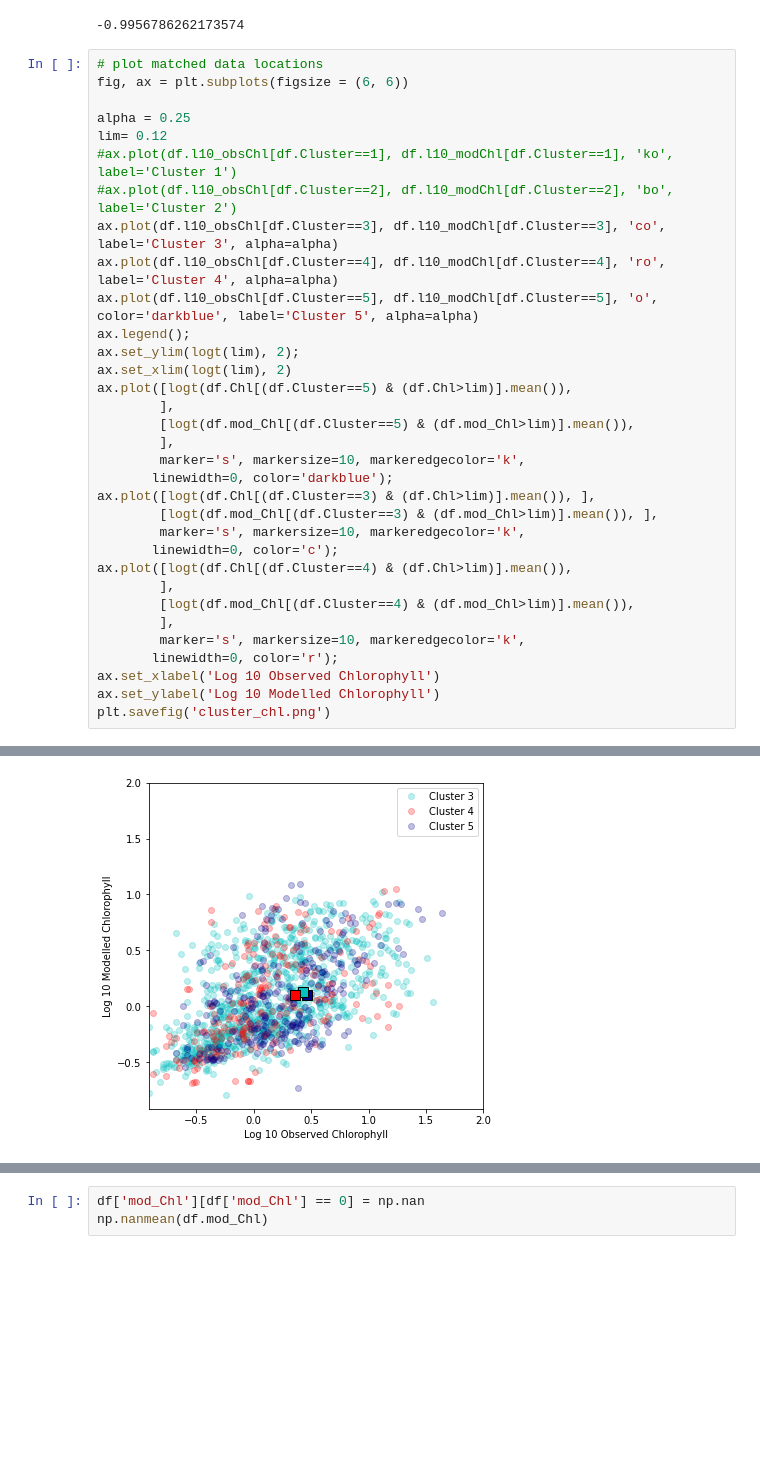
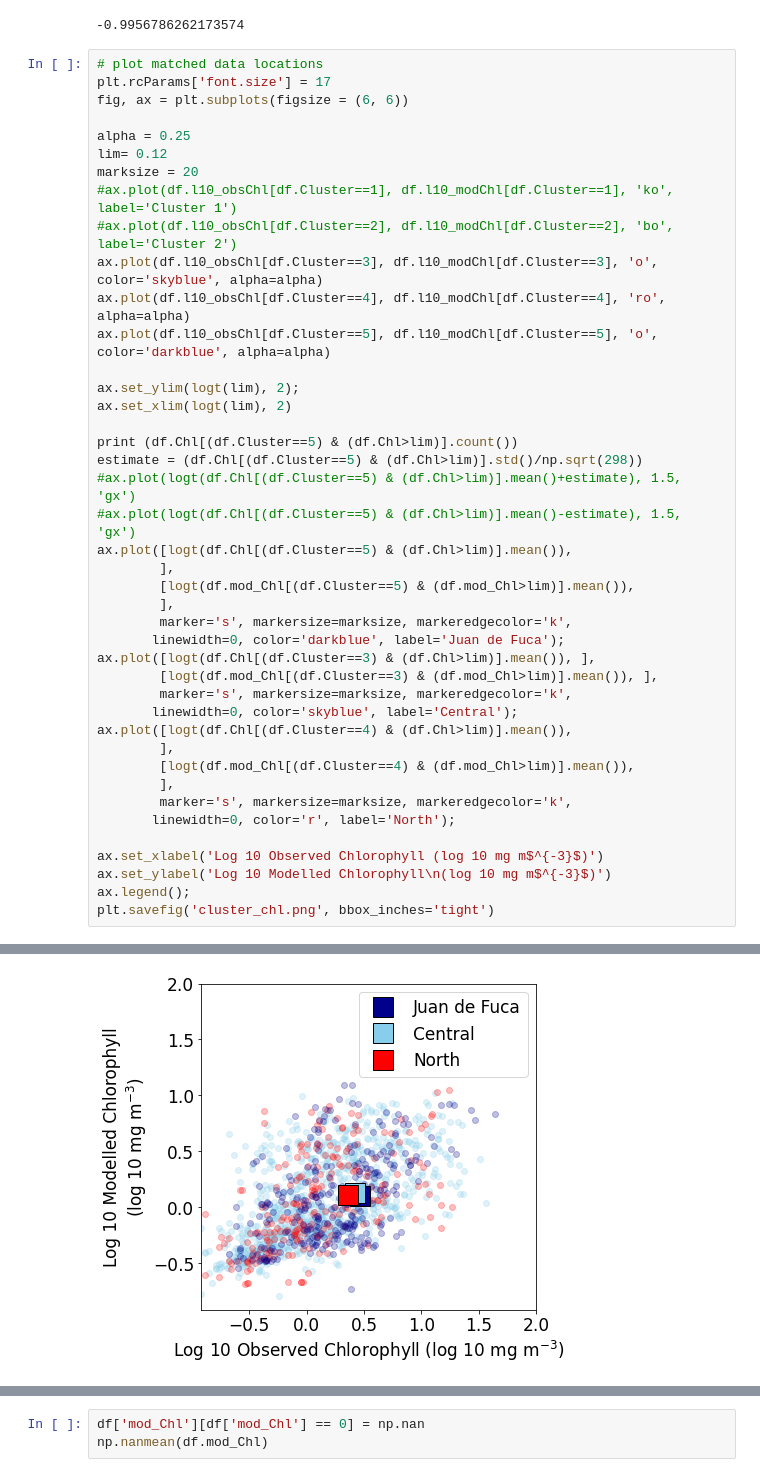
Before and after one commit to SalishSeaCast/analysis-susan, a Jupyter notebook: notebooks/Hindcast_201905/ClusterBasedEvaluation.ipynb, the cells around one changed output, grey strips where cells are left out. Cells and saved outputs as stored; diff of their text form; blank space fills up the shorter version.

Commit message:
Update cluster analysis figure

```diff
--- a/notebooks/Hindcast_201905/ClusterBasedEvaluation.ipynb
+++ b/notebooks/Hindcast_201905/ClusterBasedEvaluation.ipynb
@@ -106,35 +106,44 @@ logt(0.1)
 -0.9956786262173574
 # %%
 # plot matched data locations
+plt.rcParams['font.size'] = 17
 fig, ax = plt.subplots(figsize = (6, 6))
 
 alpha = 0.25
 lim= 0.12
+marksize = 20
 #ax.plot(df.l10_obsChl[df.Cluster==1], df.l10_modChl[df.Cluster==1], 'ko', label='Cluster 1')
 #ax.plot(df.l10_obsChl[df.Cluster==2], df.l10_modChl[df.Cluster==2], 'bo', label='Cluster 2')
-ax.plot(df.l10_obsChl[df.Cluster==3], df.l10_modChl[df.Cluster==3], 'co', label='Cluster 3', alpha=alpha)
-ax.plot(df.l10_obsChl[df.Cluster==4], df.l10_modChl[df.Cluster==4], 'ro', label='Cluster 4', alpha=alpha)
-ax.plot(df.l10_obsChl[df.Cluster==5], df.l10_modChl[df.Cluster==5], 'o', color='darkblue', label='Cluster 5', alpha=alpha)
-ax.legend();
+ax.plot(df.l10_obsChl[df.Cluster==3], df.l10_modChl[df.Cluster==3], 'o', color='skyblue', alpha=alpha)
+ax.plot(df.l10_obsChl[df.Cluster==4], df.l10_modChl[df.Cluster==4], 'ro', alpha=alpha)
+ax.plot(df.l10_obsChl[df.Cluster==5], df.l10_modChl[df.Cluster==5], 'o', color='darkblue', alpha=alpha)
+
 ax.set_ylim(logt(lim), 2);
 ax.set_xlim(logt(lim), 2)
+
+print (df.Chl[(df.Cluster==5) & (df.Chl>lim)].count())
+estimate = (df.Chl[(df.Cluster==5) & (df.Chl>lim)].std()/np.sqrt(298))
+#ax.plot(logt(df.Chl[(df.Cluster==5) & (df.Chl>lim)].mean()+estimate), 1.5, 'gx')
+#ax.plot(logt(df.Chl[(df.Cluster==5) & (df.Chl>lim)].mean()-estimate), 1.5, 'gx')
 ax.plot([logt(df.Chl[(df.Cluster==5) & (df.Chl>lim)].mean()),
         ],
         [logt(df.mod_Chl[(df.Cluster==5) & (df.mod_Chl>lim)].mean()),
         ],
-        marker='s', markersize=10, markeredgecolor='k',
-       linewidth=0, color='darkblue');
+        marker='s', markersize=marksize, markeredgecolor='k',
+       linewidth=0, color='darkblue', label='Juan de Fuca');
 ax.plot([logt(df.Chl[(df.Cluster==3) & (df.Chl>lim)].mean()), ],
         [logt(df.mod_Chl[(df.Cluster==3) & (df.mod_Chl>lim)].mean()), ],
-        marker='s', markersize=10, markeredgecolor='k',
-       linewidth=0, color='c');
+        marker='s', markersize=marksize, markeredgecolor='k',
+       linewidth=0, color='skyblue', label='Central');
 ax.plot([logt(df.Chl[(df.Cluster==4) & (df.Chl>lim)].mean()),
         ],
         [logt(df.mod_Chl[(df.Cluster==4) & (df.mod_Chl>lim)].mean()),
         ],
-        marker='s', markersize=10, markeredgecolor='k',
-       linewidth=0, color='r');
-ax.set_xlabel('Log 10 Observed Chlorophyll')
-ax.set_ylabel('Log 10 Modelled Chlorophyll')
-plt.savefig('cluster_chl.png')
+        marker='s', markersize=marksize, markeredgecolor='k',
+       linewidth=0, color='r', label='North');
+
+ax.set_xlabel('Log 10 Observed Chlorophyll (log 10 mg m$^{-3}$)')
+ax.set_ylabel('Log 10 Modelled Chlorophyll\n(log 10 mg m$^{-3}$)')
+ax.legend();
+plt.savefig('cluster_chl.png', bbox_inches='tight')
 # %% [output]
@@ -141,4 +151,4 @@ plt.savefig('cluster_chl.png')
-[figure, old version]
+[figure, new version]
 # %%
 plt.plot(df.mod_Chl)
 df.mod_Chl.mean()
```
Also changed, not shown: parts of 6 cells of this notebook.
